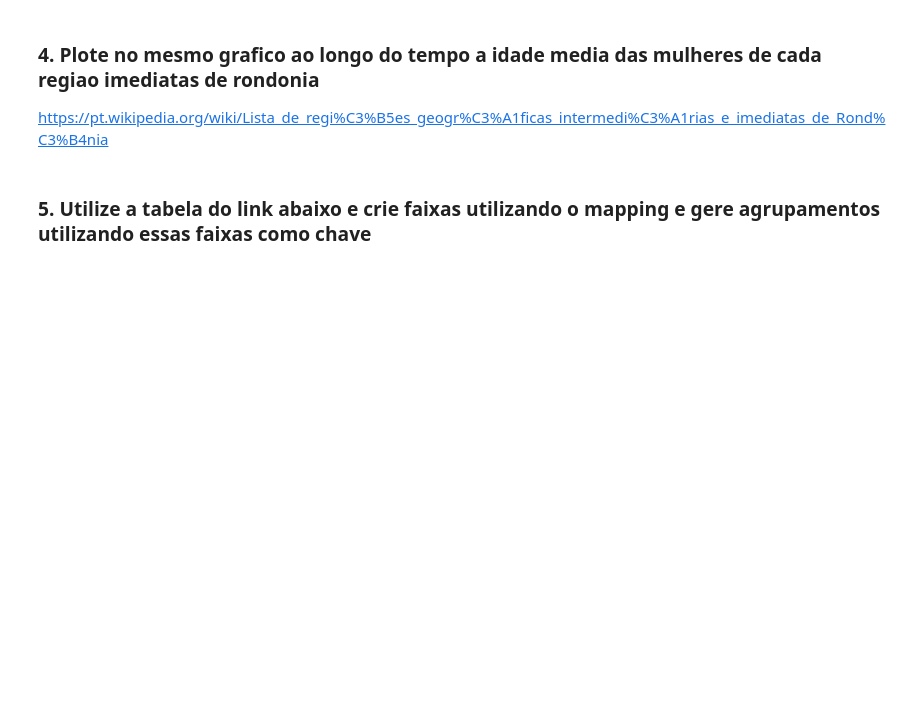
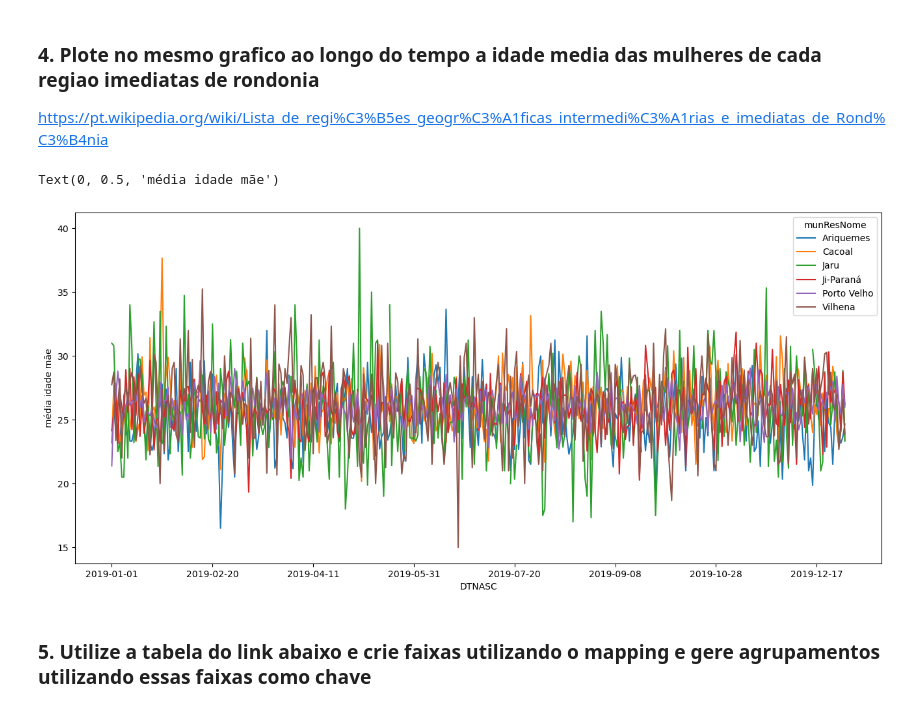
Before and after one commit to rr-mochiccino/ebac-datascience, a Jupyter notebook: Mod9Tarefa2.ipynb, the cells around one changed output. Cells and saved outputs as stored; diff of their text form; code cells hidden in the pictures; blank space fills up the shorter version.

```diff
--- a/Mod9Tarefa2.ipynb
+++ b/Mod9Tarefa2.ipynb
@@ -77,7 +77,7 @@ sinasc_1.groupby("altura")[["QTDPARTCES","QTDPARTNOR"]].agg([("soma","sum"),("mi
 ### 4. Plote no mesmo grafico ao longo do tempo a idade media das mulheres de cada regiao imediatas de rondonia
 https://pt.wikipedia.org/wiki/Lista_de_regi%C3%B5es_geogr%C3%A1ficas_intermedi%C3%A1rias_e_imediatas_de_Rond%C3%B4nia
 # %%
-imediata = {
+imediatas = {
     "Candeias do Jamari": "Porto Velho",
     "Guajará-Mirim": "Porto Velho",
     "Itapuã do Oeste": "Porto Velho",
@@ -140,3 +135,10 @@ sinasc_2 = sinasc_2.set_index('munResNome')
+# %%
+sinasc_2 = sinasc_raw.set_index('munResNome')
+sinasc_2.groupby(['DTNASC', imediatas])['IDADEMAE'].mean().unstack().plot(figsize=[16,7])
+plt.ylabel('média idade mãe')
+# %% [output]
+Text(0, 0.5, 'média idade mãe')
+[figure, added]
 # %% [markdown]
 ### 5. Utilize a tabela do link abaixo e crie faixas utilizando o mapping e gere agrupamentos utilizando essas faixas como chave
 # %% [markdown]
```
Also changed, not shown: parts of 3 cells of this notebook.
